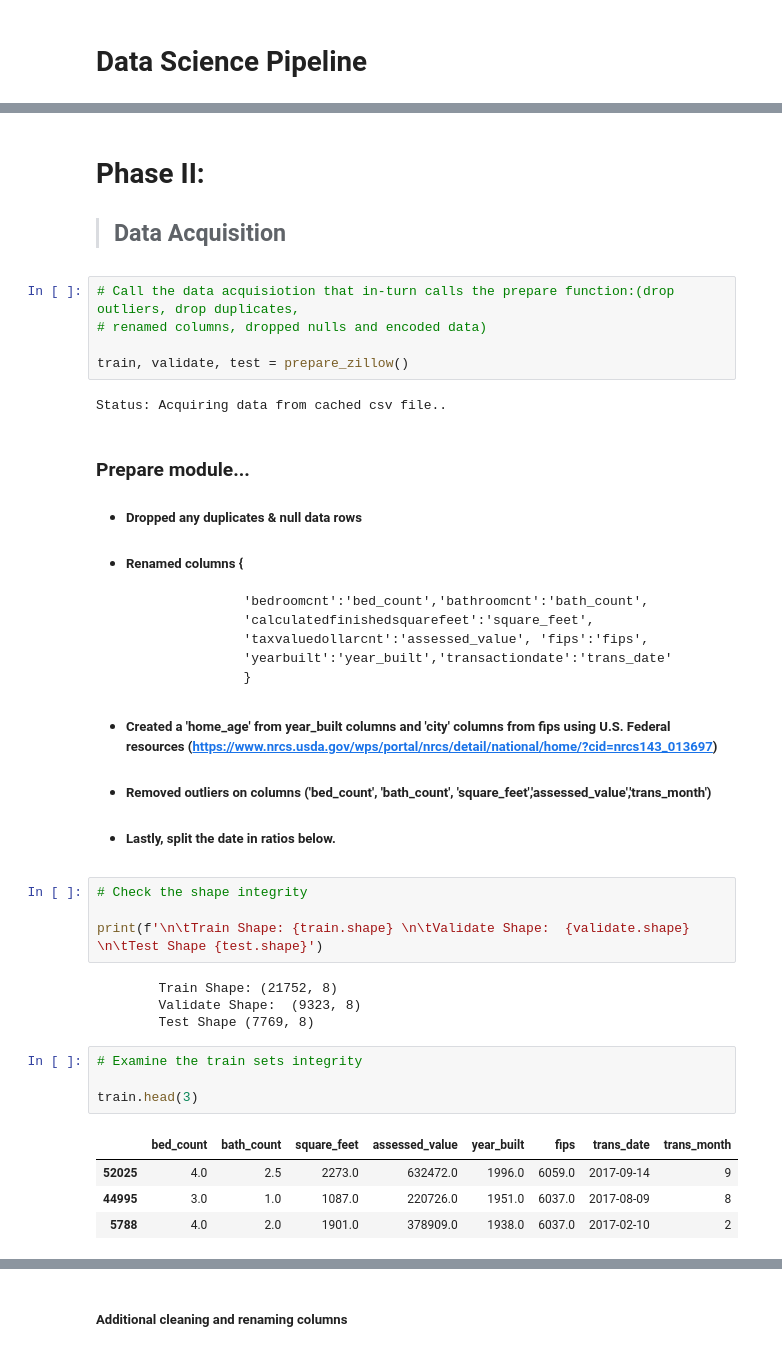
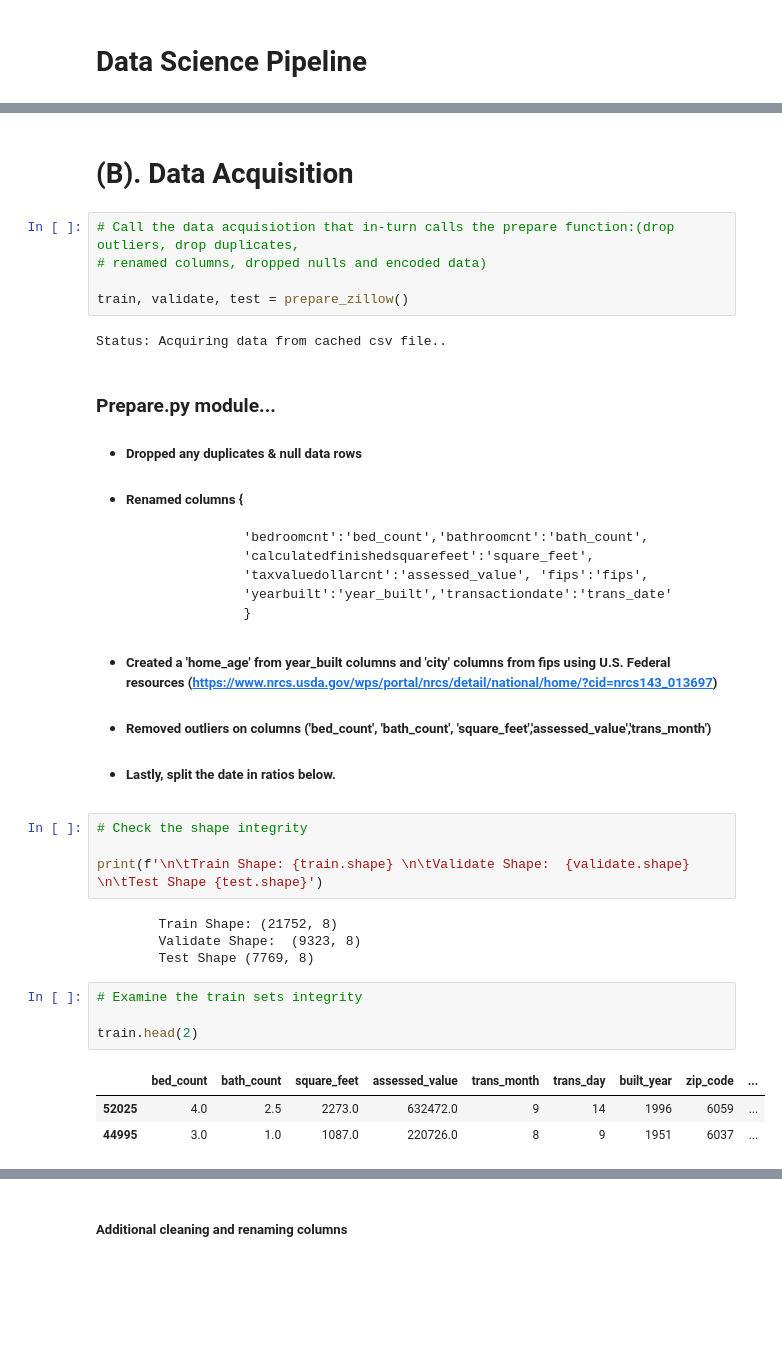
Before and after one commit to stephenkipkurui/regression-project, a Jupyter notebook: zillow_report.ipynb, the cells around one changed output, grey strips where cells are left out. Drawn from its saved outputs; the diff is of its cells as text; blank space fills up the shorter version.

```diff
--- a/zillow_report.ipynb
+++ b/zillow_report.ipynb
@@ -72,7 +66,5 @@ from sklearn.linear_model import LinearRegression, LassoLars, TweedieRegressor
 # %% [markdown]
-# Phase II:
-
->## Data Acquisition
+# (B). Data Acquisition
 # %%
 # Call the data acquisiotion that in-turn calls the prepare function:(drop outliers, drop duplicates,
 # renamed columns, dropped nulls and encoded data)
@@ -81,7 +73,7 @@ train, validate, test = prepare_zillow()
 # %% [output]
 Status: Acquiring data from cached csv file..
 # %% [markdown]
-### Prepare module...
+### Prepare.py module...
 - ##### Dropped any duplicates & null data rows
 - ##### Renamed columns {
                    'bedroomcnt':'bed_count','bathroomcnt':'bath_count',
@@ -105,9 +97,8 @@ print(f'\n\tTrain Shape: {train.shape} \n\tValidate Shape:  {validate.shape} \n\
 # %%
 # Examine the train sets integrity
 
-train.head(3)
+train.head(2)
 # %% [output]
-|  | bed_count | bath_count | square_feet | assessed_value | year_built | fips | trans_date | trans_month |
-| 52025 | 4.0 | 2.5 | 2273.0 | 632472.0 | 1996.0 | 6059.0 | 2017-09-14 | 9 |
-| 44995 | 3.0 | 1.0 | 1087.0 | 220726.0 | 1951.0 | 6037.0 | 2017-08-09 | 8 |
-| 5788 | 4.0 | 2.0 | 1901.0 | 378909.0 | 1938.0 | 6037.0 | 2017-02-10 | 2 |
+|  | bed_count | bath_count | square_feet | assessed_value | trans_month | trans_day | built_year | zip_code | ... |
+| 52025 | 4.0 | 2.5 | 2273.0 | 632472.0 | 9 | 14 | 1996 | 6059 | ... |
+| 44995 | 3.0 | 1.0 | 1087.0 | 220726.0 | 8 | 9 | 1951 | 6037 | ... |
```
Also changed, not shown: parts of 41 cells of this notebook.
